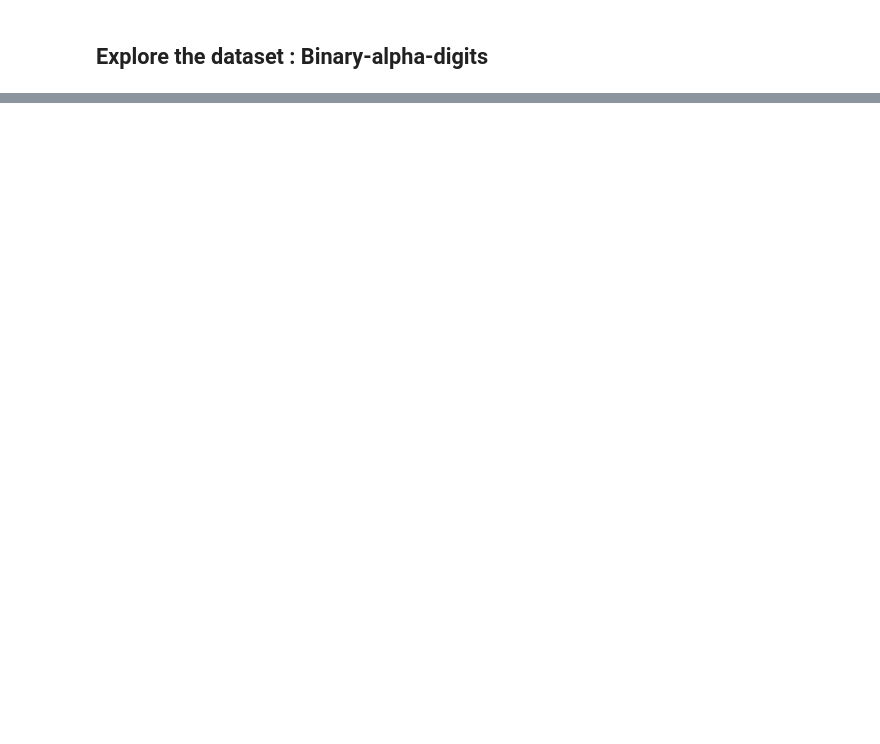
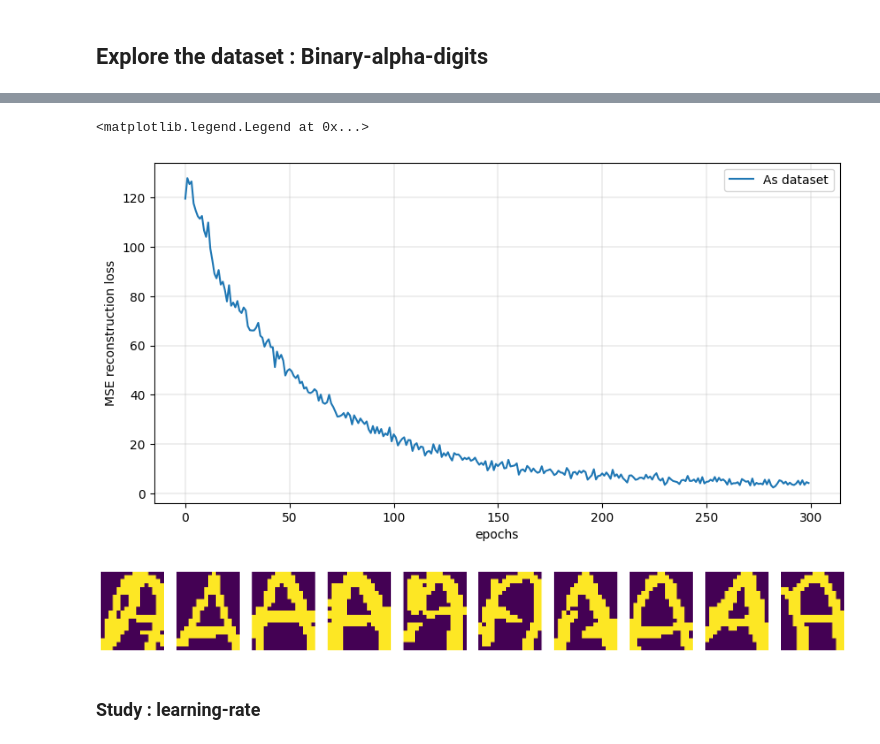
Before and after one commit to ismail-kaizoko/Restricted-Boltzman-Machine, a Jupyter notebook: RBM_test.ipynb, the cells around one changed output, grey strips where cells are left out. Cells and saved outputs as stored; diff of their text form; code cells hidden in the pictures; blank space fills up the shorter version.

Commit message:
running model

```diff
--- a/RBM_test.ipynb
+++ b/RBM_test.ipynb
@@ -29,0 +44,35 @@ visualize_samples(images, labels)
+# %%
+####   params init   #####
+
+X = np.array( [item.flatten() for item in As] ).astype('float')
+p = X.shape[1]
+
+n_epochs = 300
+batch_size = 16
+lr = 0.05
+
+
+## hyper params :
+q = int(p*1.5)  # take q = 1.5x times the input dimension
+# %%
+#####   init the model ########
+
+model = RBMmodel(p, q, X, n_epochs, batch_size, lr )
+lossA = model.train()
+
+plt.figure(figsize=(10,5))
+plt.plot(np.array(range(len(lossA))), lossA, label = 'As dataset')
+plt.xlabel('epochs')
+plt.ylabel('MSE reconstruction loss')
+plt.grid(linewidth = 0.3)
+plt.legend()
+# %% [output]
+<matplotlib.legend.Legend at 0x...>
+[figure, added]
+# %%
+img_gen_A = model.generate_images_GibbsSampling(L= 1000, num_images=10)
+visualize_samples(img_gen_A)
+# %% [output]
+[figure, added]
+# %% [markdown]
+### Study : learning-rate
```
Also changed, not shown: parts of 40 cells of this notebook, 28 other files.
